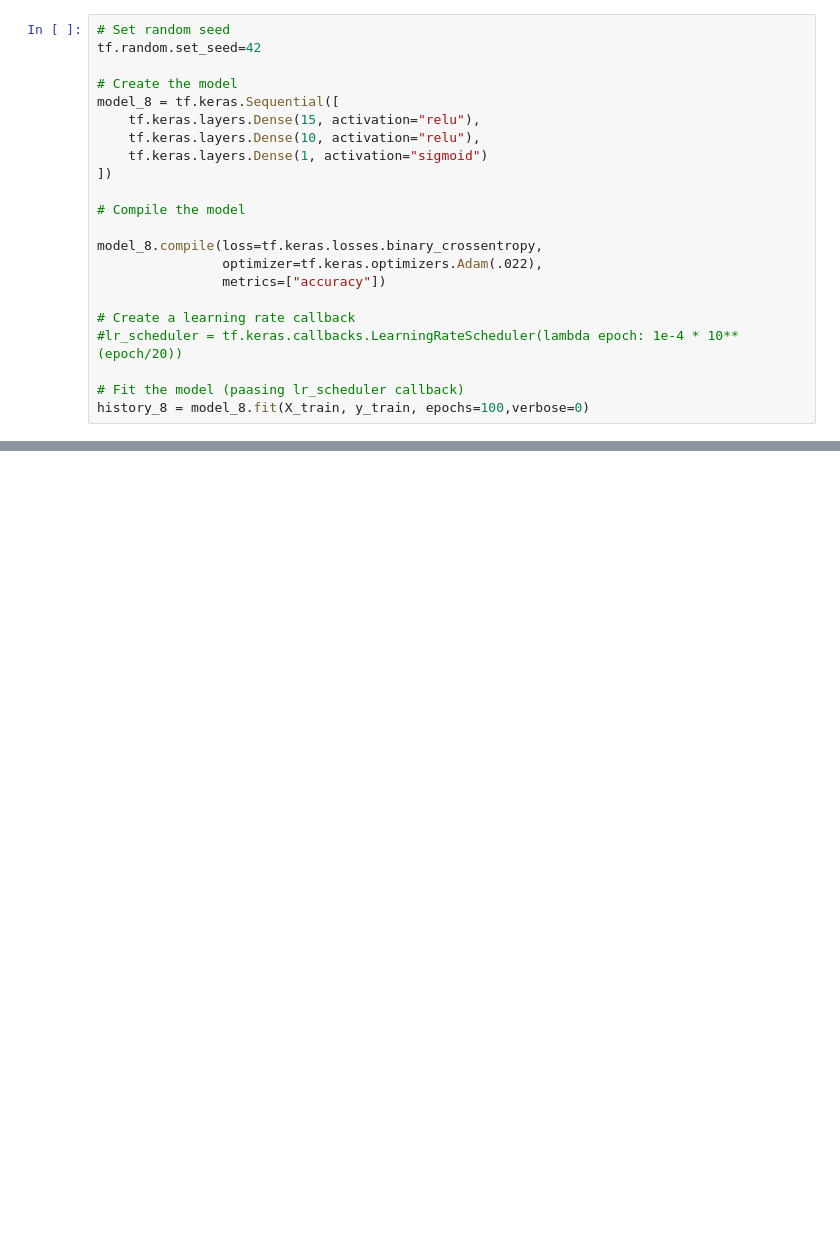
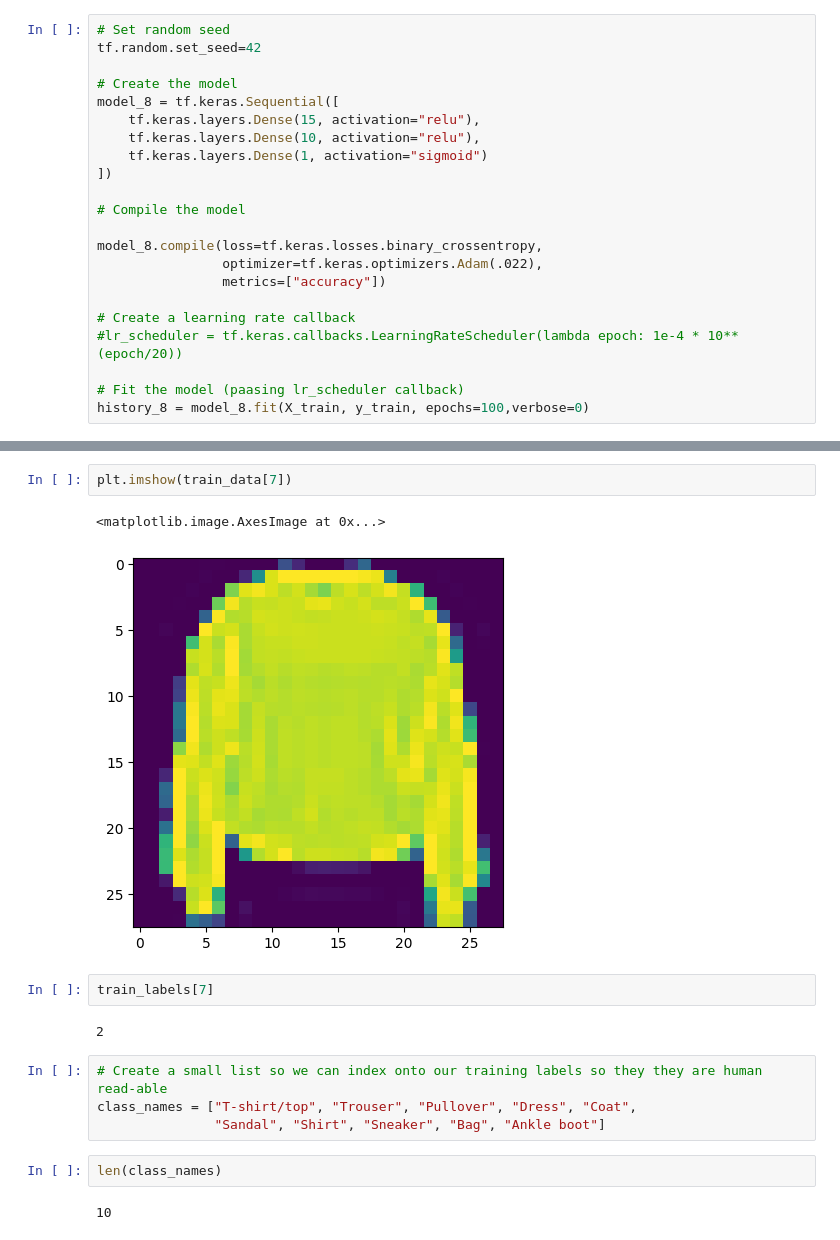
Before and after one commit to dcolbourne/Colab, a Jupyter notebook: 02_NeuralNetworkClassification.ipynb, the cells around one changed output, grey strips where cells are left out. Saved outputs shown, nothing was run; the diff lists cells and outputs as text; blank space fills up the shorter version.

```diff
--- a/02_NeuralNetworkClassification.ipynb
+++ b/02_NeuralNetworkClassification.ipynb
@@ -635,0 +838,17 @@ Doing binary classification
+# %%
+plt.imshow(train_data[7])
+# %% [output]
+<matplotlib.image.AxesImage at 0x...>
+[figure, added]
+# %%
+train_labels[7]
+# %% [output]
+2
+# %%
+# Create a small list so we can index onto our training labels so they they are human read-able
+class_names = ["T-shirt/top", "Trouser", "Pullover", "Dress", "Coat",
+               "Sandal", "Shirt", "Sneaker", "Bag", "Ankle boot"]
+# %%
+len(class_names)
+# %% [output]
+10
```
Also changed, not shown: parts of 70 cells of this notebook.
